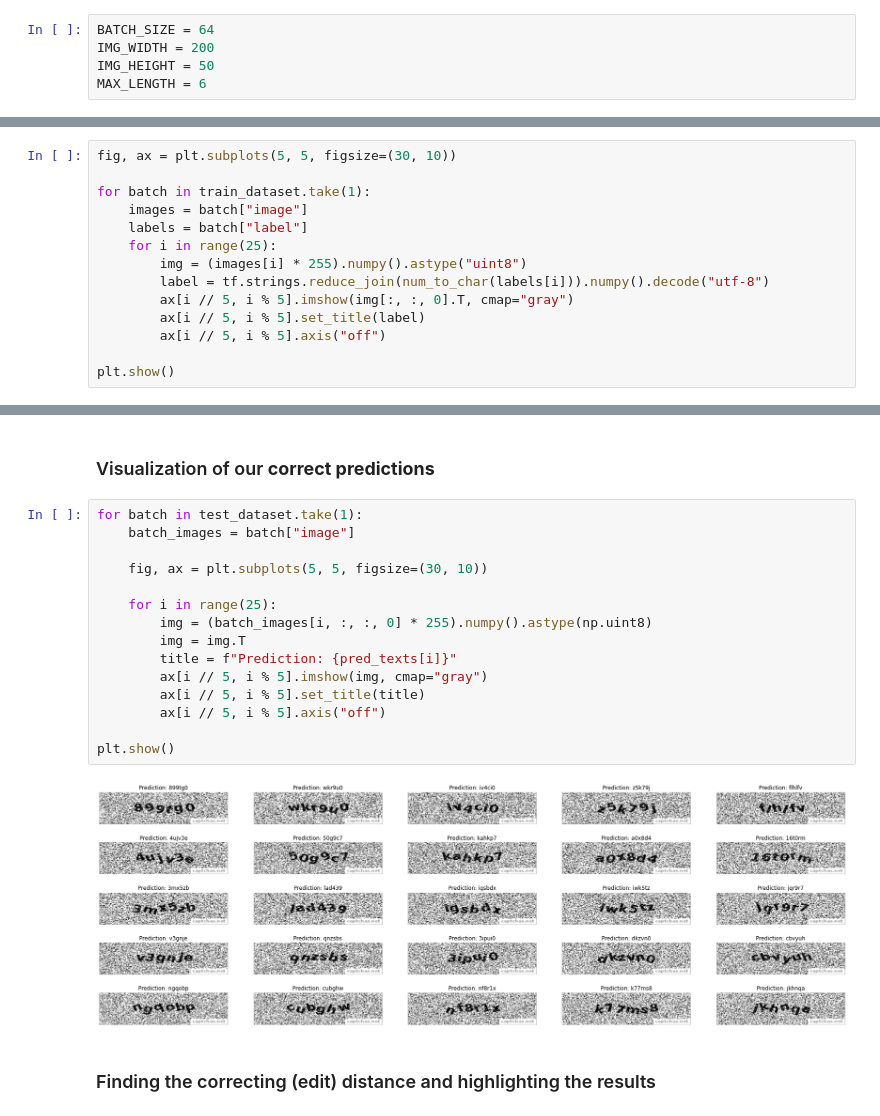
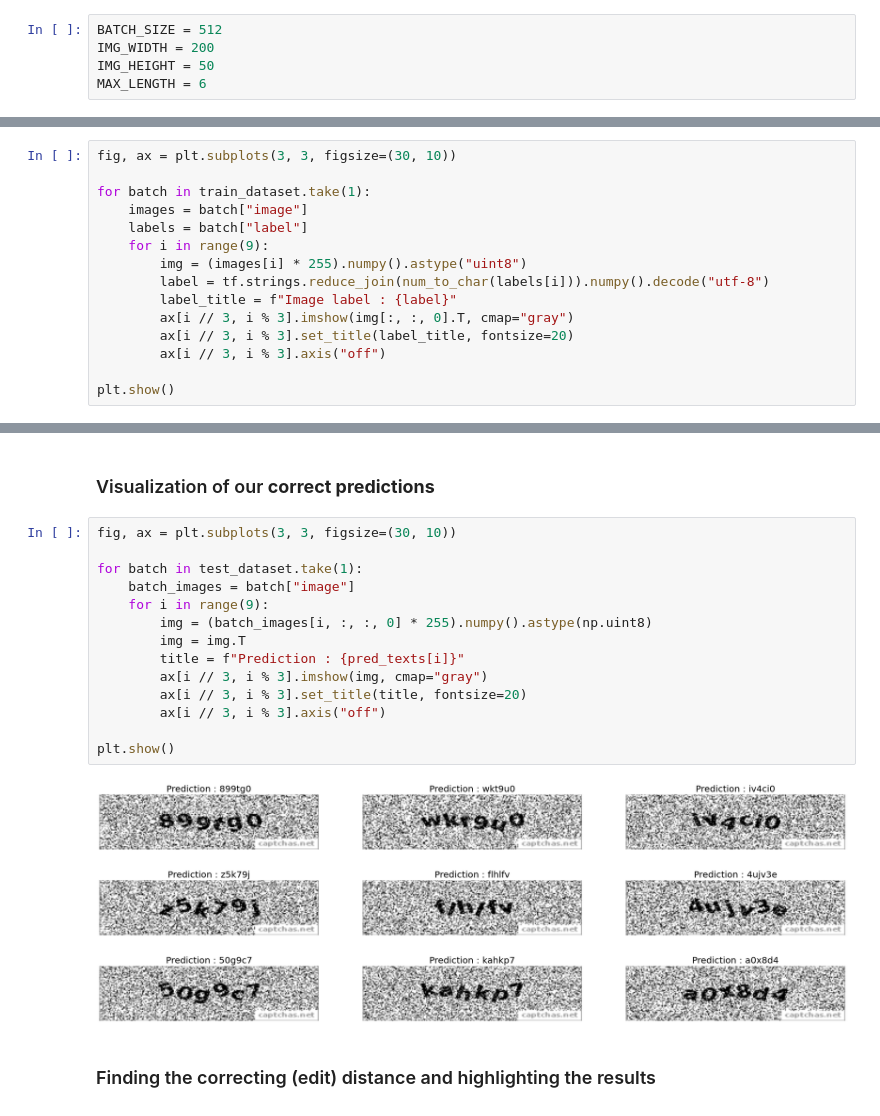
Before and after one commit to Maksym637/project-captcha-recognition, a Jupyter notebook: get_data.ipynb, the cells around one changed output, grey strips where cells are left out. Saved outputs shown, nothing was run; the diff lists cells and outputs as text.

```diff
--- a/get_data.ipynb
+++ b/get_data.ipynb
@@ -23,7 +23,7 @@ from tensorflow import keras
 # %% [markdown]
 ### Loading the Data
 # %%
-BATCH_SIZE = 64
+BATCH_SIZE = 512
 IMG_WIDTH = 200
 IMG_HEIGHT = 50
 MAX_LENGTH = 6
@@ -151,17 +150,18 @@ test_dataset = (
 # %% [markdown]
 ### Data visualization
 # %%
-fig, ax = plt.subplots(5, 5, figsize=(30, 10))
+fig, ax = plt.subplots(3, 3, figsize=(30, 10))
 
 for batch in train_dataset.take(1):
     images = batch["image"]
     labels = batch["label"]
-    for i in range(25):
+    for i in range(9):
         img = (images[i] * 255).numpy().astype("uint8")
         label = tf.strings.reduce_join(num_to_char(labels[i])).numpy().decode("utf-8")
-        ax[i // 5, i % 5].imshow(img[:, :, 0].T, cmap="gray")
-        ax[i // 5, i % 5].set_title(label)
-        ax[i // 5, i % 5].axis("off")
+        label_title = f"Image label : {label}"
+        ax[i // 3, i % 3].imshow(img[:, :, 0].T, cmap="gray")
+        ax[i // 3, i % 3].set_title(label_title, fontsize=20)
+        ax[i // 3, i % 3].axis("off")
 
 plt.show()
 # %% [output]
@@ -301,22 +312,21 @@ pred_texts = decode_batch_predictions(predicts)
 # %% [markdown]
 ### Visualization of our **correct predictions**
 # %%
+fig, ax = plt.subplots(3, 3, figsize=(30, 10))
+
 for batch in test_dataset.take(1):
     batch_images = batch["image"]
-
-    fig, ax = plt.subplots(5, 5, figsize=(30, 10))
-
-    for i in range(25):
+    for i in range(9):
         img = (batch_images[i, :, :, 0] * 255).numpy().astype(np.uint8)
         img = img.T
-        title = f"Prediction: {pred_texts[i]}"
-        ax[i // 5, i % 5].imshow(img, cmap="gray")
-        ax[i // 5, i % 5].set_title(title)
-        ax[i // 5, i % 5].axis("off")
+        title = f"Prediction : {pred_texts[i]}"
+        ax[i // 3, i % 3].imshow(img, cmap="gray")
+        ax[i // 3, i % 3].set_title(title, fontsize=20)
+        ax[i // 3, i % 3].axis("off")
 
 plt.show()
 # %% [output]
-[figure, old version]
+[figure, new version]
 # %% [markdown]
 ### Finding the correcting (edit) distance and highlighting the results
 # %%
```
Also changed, not shown: parts of 12 cells of this notebook.
